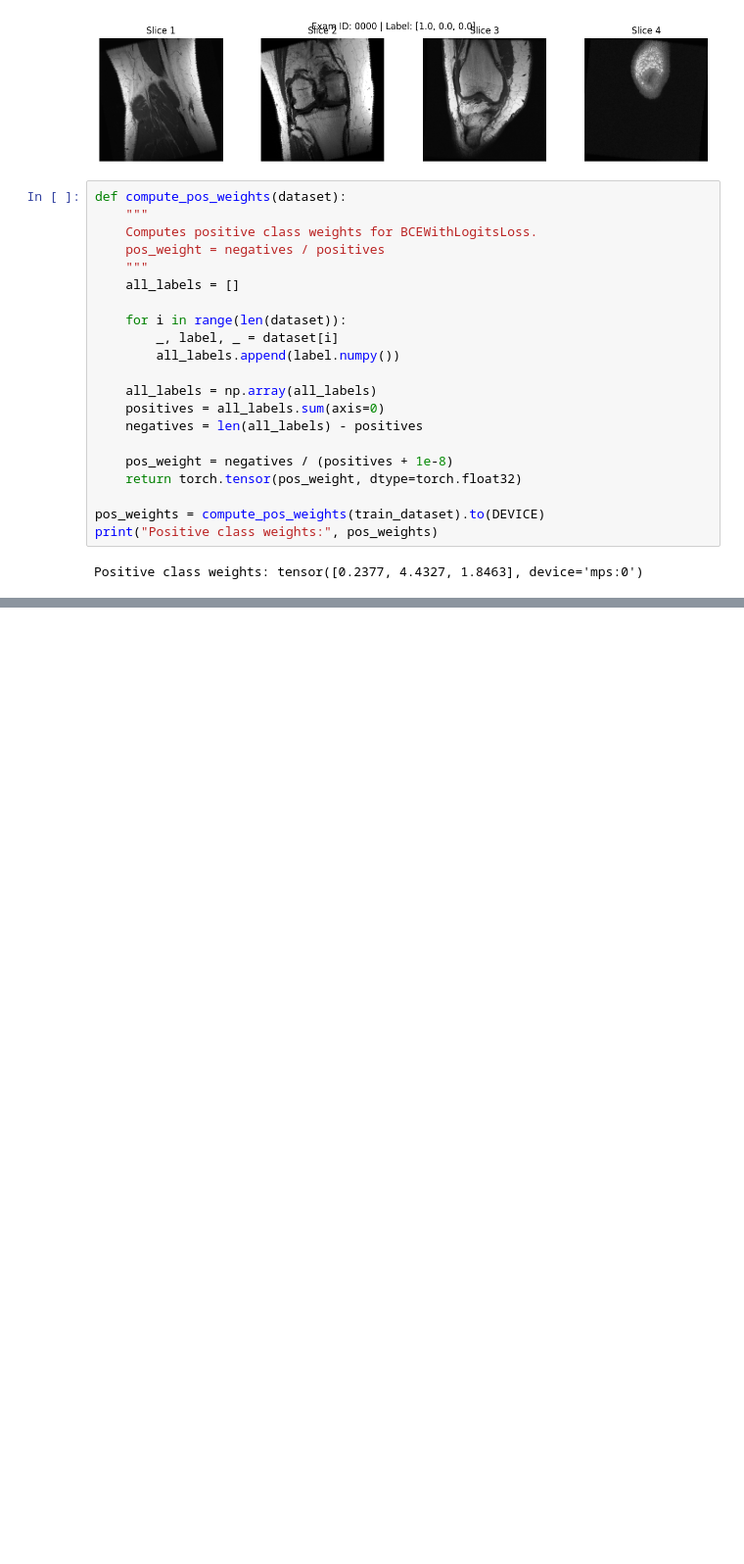
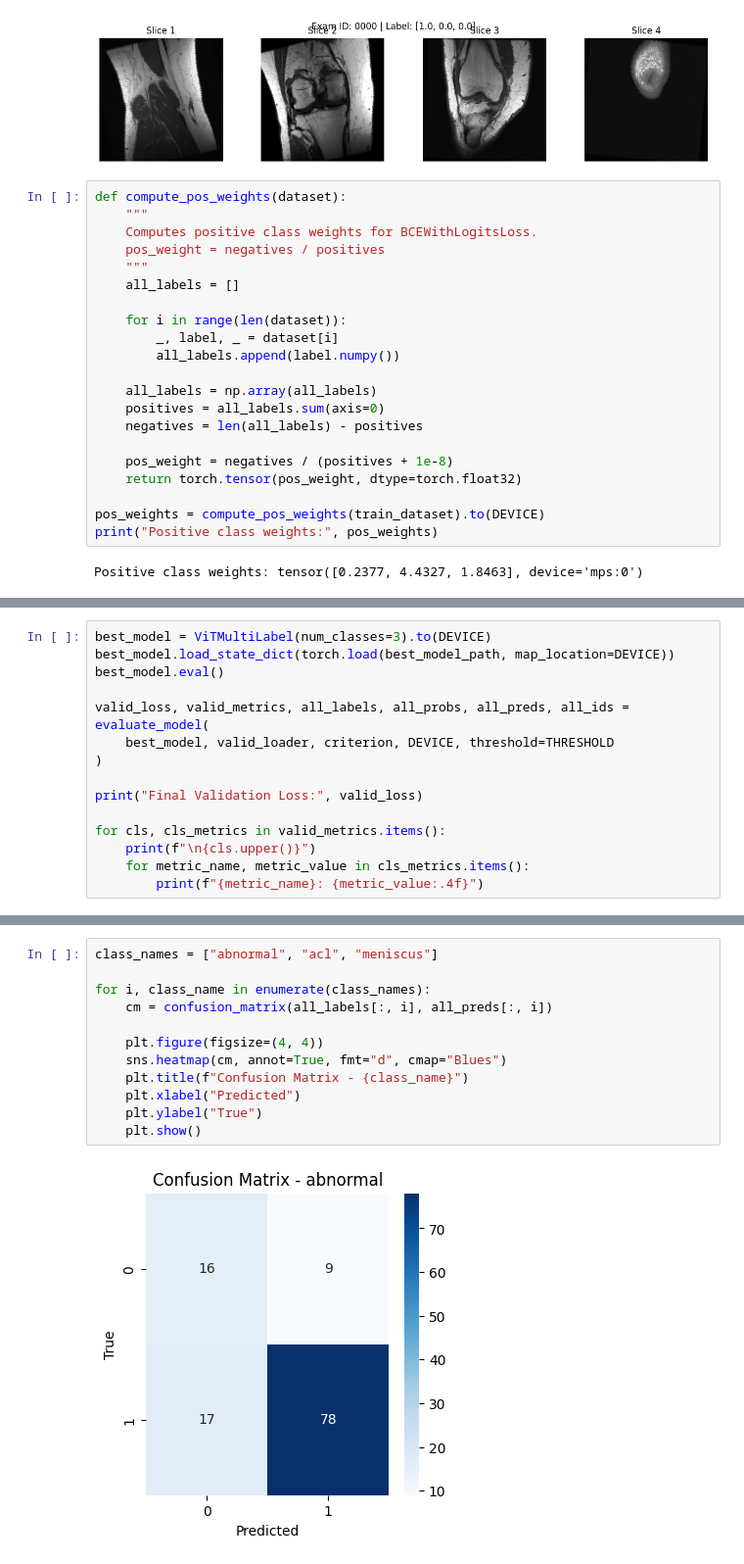
Before and after one commit to muhammad4k/EEEM068-MRNet-ViT, a Jupyter notebook: MRNet_ViT.ipynb, the cells around one changed output, grey strips where cells are left out. Shown at 98% size. Cells and saved outputs as stored; diff of their text form; blank space fills up the shorter version.

```diff
--- a/MRNet_ViT.ipynb
+++ b/MRNet_ViT.ipynb
@@ -317,0 +744,15 @@ Positive class weights: tensor([0.2377, 4.4327, 1.8463], device='mps:0')
+# %%
+best_model = ViTMultiLabel(num_classes=3).to(DEVICE)
+best_model.load_state_dict(torch.load(best_model_path, map_location=DEVICE))
+best_model.eval()
+
+valid_loss, valid_metrics, all_labels, all_probs, all_preds, all_ids = evaluate_model(
+    best_model, valid_loader, criterion, DEVICE, threshold=THRESHOLD
+)
+
+print("Final Validation Loss:", valid_loss)
+
+for cls, cls_metrics in valid_metrics.items():
+    print(f"\n{cls.upper()}")
+    for metric_name, metric_value in cls_metrics.items():
+        print(f"{metric_name}: {metric_value:.4f}")
@@ -317,0 +777,14 @@ Positive class weights: tensor([0.2377, 4.4327, 1.8463], device='mps:0')
+# %%
+class_names = ["abnormal", "acl", "meniscus"]
+
+for i, class_name in enumerate(class_names):
+    cm = confusion_matrix(all_labels[:, i], all_preds[:, i])
+
+    plt.figure(figsize=(4, 4))
+    sns.heatmap(cm, annot=True, fmt="d", cmap="Blues")
+    plt.title(f"Confusion Matrix - {class_name}")
+    plt.xlabel("Predicted")
+    plt.ylabel("True")
+    plt.show()
+# %% [output]
+[figure, added]
```
Also changed, not shown: parts of 22 cells of this notebook.
